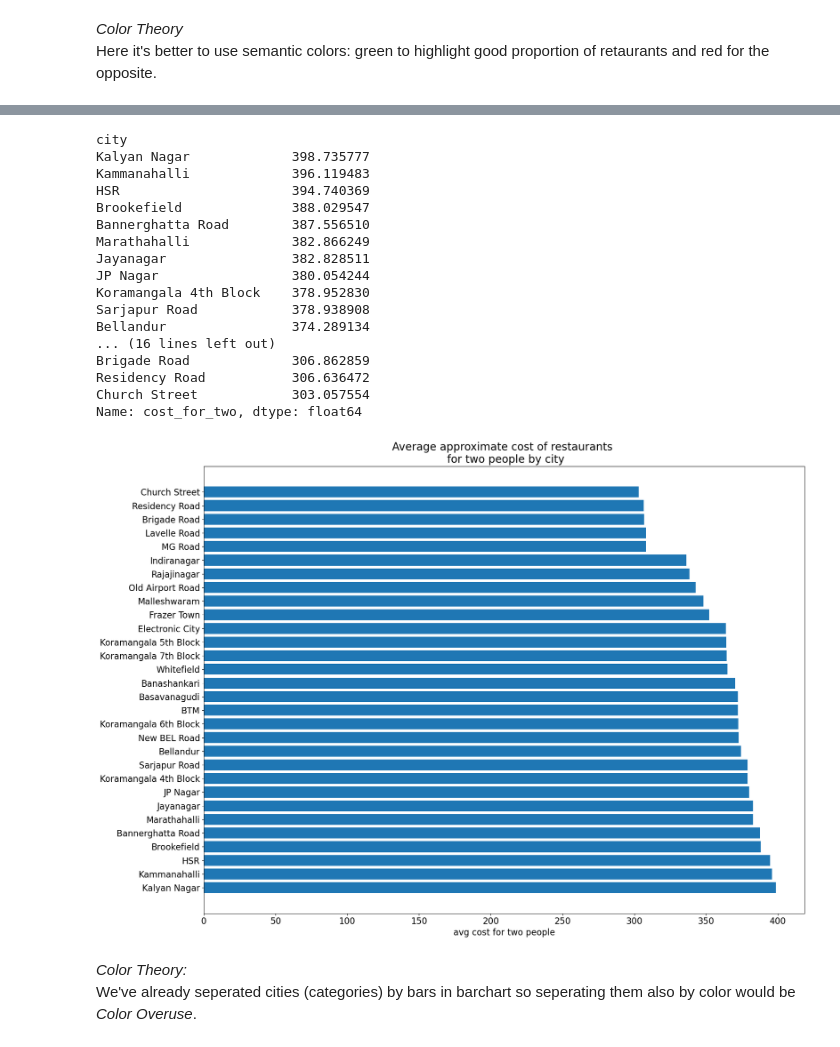
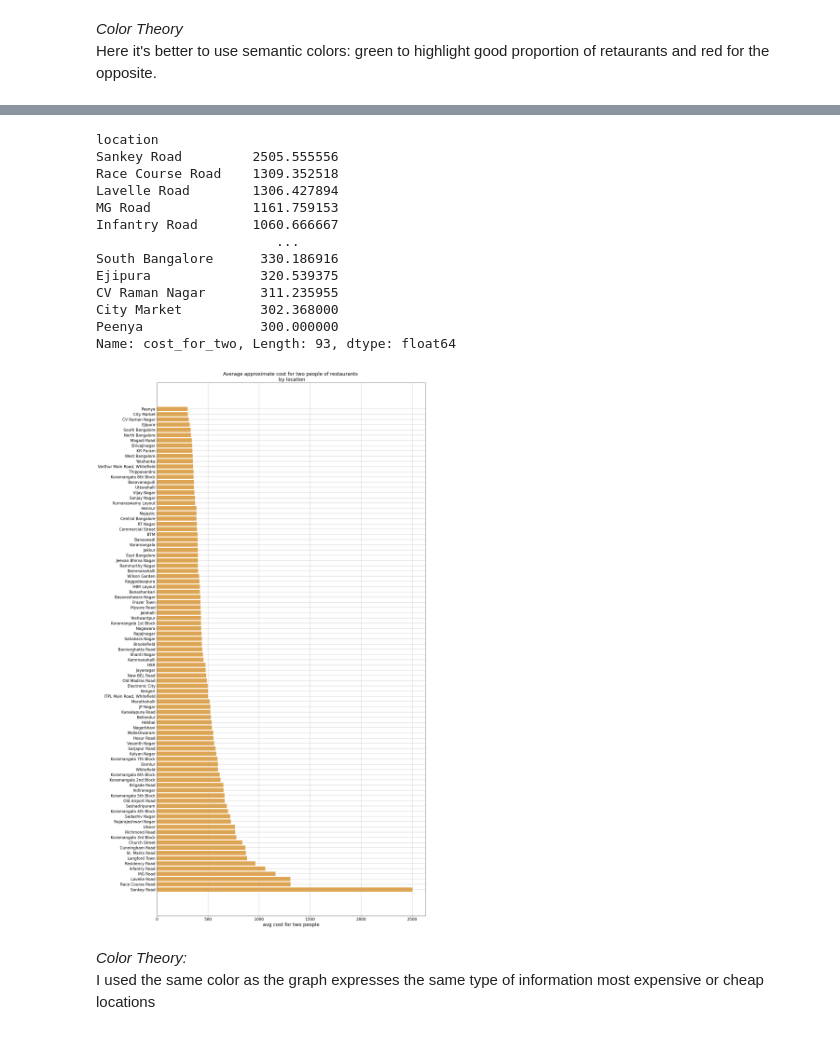
Before and after one commit to DianSim/zomato, a Jupyter notebook: zomato_EDA.ipynb, the cells around one changed output, grey strips where cells are left out. Saved outputs shown, nothing was run; the diff lists cells and outputs as text; code cells hidden in the pictures.

```diff
--- a/zomato_EDA.ipynb
+++ b/zomato_EDA.ipynb
@@ -426,9 +382,8 @@ for i in zmt.index:
 # %%
-ct_rt_cost = zmt.groupby(['city', 'rating']).apply(lambda row: row.cost_for_two.mean())
+ct_rt_cost = zmt.groupby(['location', 'rating']).apply(lambda row: row.cost_for_two.mean())
 
-for i in zmt.index:
-    if pd.isnull(zmt.loc[i,'cost_for_two']):
-        zmt.loc[i,'cost_for_two'] = ct_rt_cost[zmt.loc[i,'city'], zmt.loc[i,'rating']]
+mask = zmt.cost_for_two.isna()
+zmt.loc[mask, 'cost_for_two'] = zmt[mask].apply(lambda row: ct_rt_cost[row['location'], row['rating']], axis=1)
 # %%
 zmt.isna().sum()
 # %% [output]
@@ -451,2 +400,0 @@ As we can see we still have **cuisines** with nans, those are the cuisines for w
-# %%
-zmt.cuisines.fillna(zmt.cuisines.mode()[0], inplace=True)
@@ -469,0 +401,2 @@ dtype: int64
+# %%
+zmt['cost_for_two'].fillna(round(zmt['cost_for_two'].mean(),1),inplace=True)
@@ -542,36 +582,34 @@ It's better to not separate boxplots by color as they are already in seperate ro
 # %%
-# cities with most expensive cost_for_two
-avg_cost_for_two = zmt.groupby('city')['cost_for_two'].mean().sort_values(ascending=False)
+# locations with most expensive cost_for_two
+avg_cost_for_two = zmt.groupby('location')['cost_for_two'].mean().sort_values(ascending=False)
 avg_cost_for_two
 # %% [output]
-city
-Kalyan Nagar             398.735777
-Kammanahalli             396.119483
-HSR                      394.740369
-Brookefield              388.029547
-Bannerghatta Road        387.556510
-Marathahalli             382.866249
-Jayanagar                382.828511
-JP Nagar                 380.054244
-Koramangala 4th Block    378.952830
-Sarjapur Road            378.938908
-Bellandur                374.289134
-... (16 lines left out)
-Brigade Road             306.862859
-Residency Road           306.636472
-Church Street            303.057554
-Name: cost_for_two, dtype: float64
+location
+Sankey Road         2505.555556
+Race Course Road    1309.352518
+Lavelle Road        1306.427894
+MG Road             1161.759153
+Infantry Road       1060.666667
+                       ...
+South Bangalore      330.186916
+Ejipura              320.539375
+CV Raman Nagar       311.235955
+City Market          302.368000
+Peenya               300.000000
+Name: cost_for_two, Length: 93, dtype: float64
 # %%
-fig = plt.figure(figsize=(20, 15))
+fig = plt.figure(figsize=(20, 40))
 ax = fig.add_subplot(1, 1, 1)
-ax.barh(y=avg_cost_for_two.index, width=avg_cost_for_two.values)
+ax.barh(y=avg_cost_for_two.index, width=avg_cost_for_two.values, color='#E0A54F')
 ax.tick_params(axis='both', which='major', labelsize=16)
-ax.set_title('Average approximate cost of restaurants \n for two people by city', fontdict={'fontsize':20})
-ax.set_xlabel('avg cost for two people', fontdict={'fontsize':16})
+ax.yaxis.grid(True)
+ax.xaxis.grid(True)
+ax.set_title('Average approximate cost for two people of restaurants \n by location', fontdict={'fontsize':20})
+ax.set_xlabel('avg cost for two people', fontdict={'fontsize':20})
 plt.show()
 # %% [output]
-[figure, old version]
+[figure, new version]
 # %% [markdown]
 _Color Theory:_
-We've already seperated cities (categories) by bars in barchart so seperating them also by color would be _Color Overuse_.
+I used the same color as the graph expresses the same type of information most expensive or cheap locations
 # %% [markdown]
```
Also changed, not shown: parts of 91 cells of this notebook.
